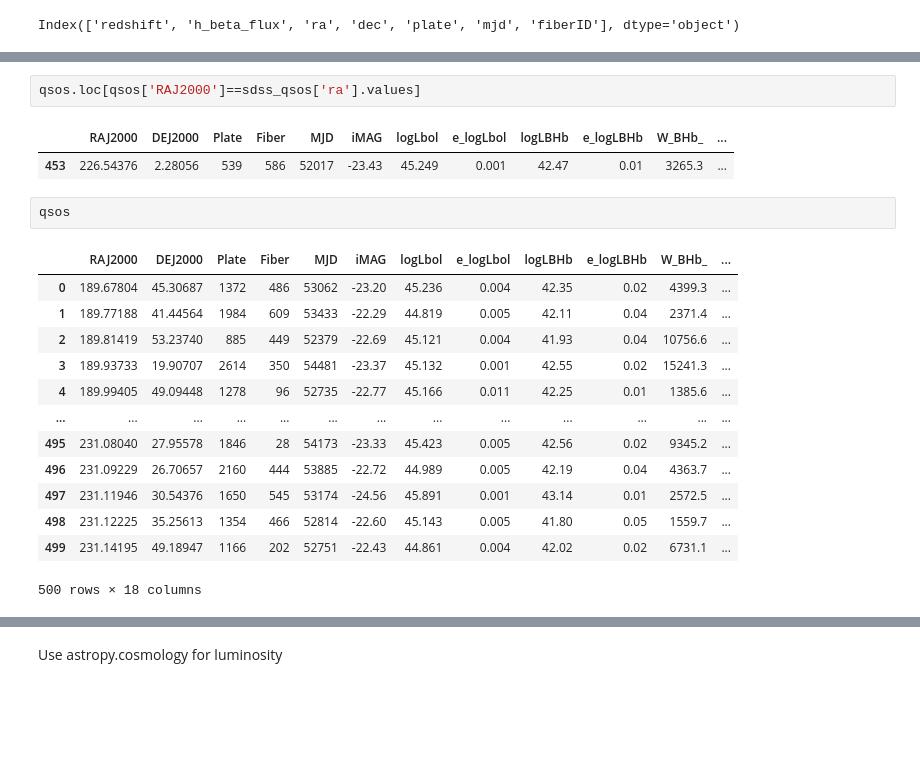
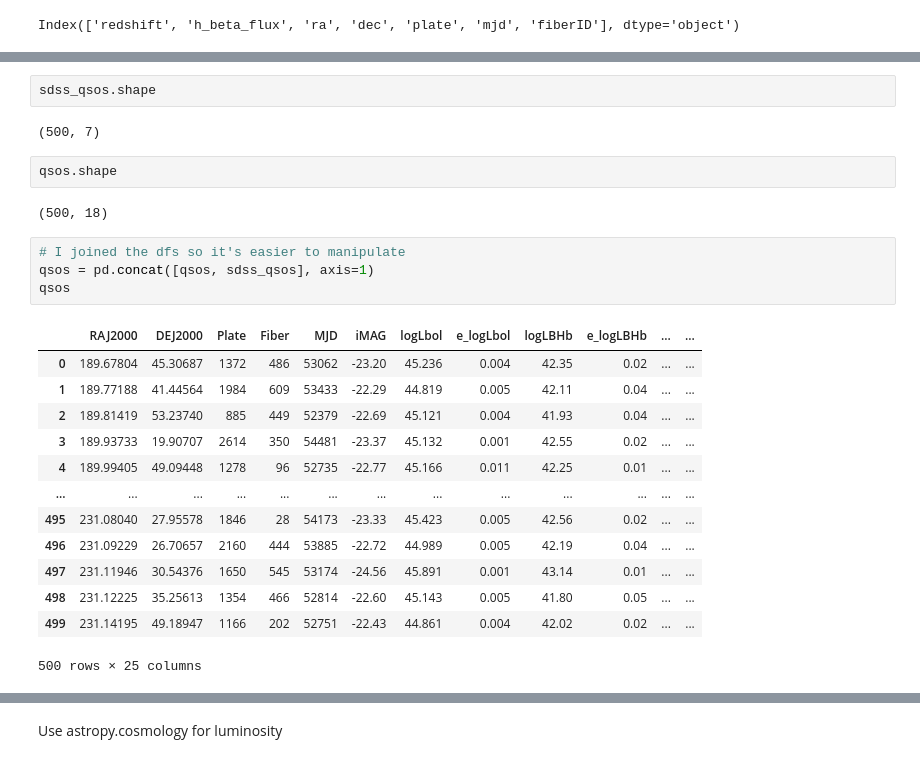
Before and after one commit to NicoGalvarino/AGN_Tutorials_Git, a Jupyter notebook: Tutorial_3_BH_params/Tutorial_3_BH_AD.ipynb, the cells around one changed output, grey strips where cells are left out. Cells and saved outputs as stored; diff of their text form; blank space fills up the shorter version.

```diff
--- a/Tutorial_3_BH_params/Tutorial_3_BH_AD.ipynb
+++ b/Tutorial_3_BH_params/Tutorial_3_BH_AD.ipynb
@@ -143,21 +132,26 @@ array([195.03333, 217.41974, 219.91783, 201.07607, 203.1581 , 212.88279,
-# %%
-qsos.loc[qsos['RAJ2000']==sdss_qsos['ra'].values]
-# %% [output]
-|  | RAJ2000 | DEJ2000 | Plate | Fiber | MJD | iMAG | logLbol | e_logLbol | logLBHb | e_logLBHb | W_BHb_ | ... |
-| 453 | 226.54376 | 2.28056 | 539 | 586 | 52017 | -23.43 | 45.249 | 0.001 | 42.47 | 0.01 | 3265.3 | ... |
+# %%
+sdss_qsos.shape
+# %% [output]
+(500, 7)
 # %%
-qsos
+qsos.shape
 # %% [output]
-|  | RAJ2000 | DEJ2000 | Plate | Fiber | MJD | iMAG | logLbol | e_logLbol | logLBHb | e_logLBHb | W_BHb_ | ... |
-| 0 | 189.67804 | 45.30687 | 1372 | 486 | 53062 | -23.20 | 45.236 | 0.004 | 42.35 | 0.02 | 4399.3 | ... |
-| 1 | 189.77188 | 41.44564 | 1984 | 609 | 53433 | -22.29 | 44.819 | 0.005 | 42.11 | 0.04 | 2371.4 | ... |
-| 2 | 189.81419 | 53.23740 | 885 | 449 | 52379 | -22.69 | 45.121 | 0.004 | 41.93 | 0.04 | 10756.6 | ... |
-| 3 | 189.93733 | 19.90707 | 2614 | 350 | 54481 | -23.37 | 45.132 | 0.001 | 42.55 | 0.02 | 15241.3 | ... |
-| 4 | 189.99405 | 49.09448 | 1278 | 96 | 52735 | -22.77 | 45.166 | 0.011 | 42.25 | 0.01 | 1385.6 | ... |
-| ... | ... | ... | ... | ... | ... | ... | ... | ... | ... | ... | ... | ... |
-| 495 | 231.08040 | 27.95578 | 1846 | 28 | 54173 | -23.33 | 45.423 | 0.005 | 42.56 | 0.02 | 9345.2 | ... |
-| 496 | 231.09229 | 26.70657 | 2160 | 444 | 53885 | -22.72 | 44.989 | 0.005 | 42.19 | 0.04 | 4363.7 | ... |
-| 497 | 231.11946 | 30.54376 | 1650 | 545 | 53174 | -24.56 | 45.891 | 0.001 | 43.14 | 0.01 | 2572.5 | ... |
-| 498 | 231.12225 | 35.25613 | 1354 | 466 | 52814 | -22.60 | 45.143 | 0.005 | 41.80 | 0.05 | 1559.7 | ... |
-| 499 | 231.14195 | 49.18947 | 1166 | 202 | 52751 | -22.43 | 44.861 | 0.004 | 42.02 | 0.02 | 6731.1 | ... |
-500 rows × 18 columns
+(500, 18)
+# %%
+# I joined the dfs so it's easier to manipulate
+qsos = pd.concat([qsos, sdss_qsos], axis=1)
+qsos
+# %% [output]
+|  | RAJ2000 | DEJ2000 | Plate | Fiber | MJD | iMAG | logLbol | e_logLbol | logLBHb | e_logLBHb | ... | ... |
+| 0 | 189.67804 | 45.30687 | 1372 | 486 | 53062 | -23.20 | 45.236 | 0.004 | 42.35 | 0.02 | ... | ... |
+| 1 | 189.77188 | 41.44564 | 1984 | 609 | 53433 | -22.29 | 44.819 | 0.005 | 42.11 | 0.04 | ... | ... |
+| 2 | 189.81419 | 53.23740 | 885 | 449 | 52379 | -22.69 | 45.121 | 0.004 | 41.93 | 0.04 | ... | ... |
+| 3 | 189.93733 | 19.90707 | 2614 | 350 | 54481 | -23.37 | 45.132 | 0.001 | 42.55 | 0.02 | ... | ... |
+| 4 | 189.99405 | 49.09448 | 1278 | 96 | 52735 | -22.77 | 45.166 | 0.011 | 42.25 | 0.01 | ... | ... |
+| ... | ... | ... | ... | ... | ... | ... | ... | ... | ... | ... | ... | ... |
+| 495 | 231.08040 | 27.95578 | 1846 | 28 | 54173 | -23.33 | 45.423 | 0.005 | 42.56 | 0.02 | ... | ... |
+| 496 | 231.09229 | 26.70657 | 2160 | 444 | 53885 | -22.72 | 44.989 | 0.005 | 42.19 | 0.04 | ... | ... |
+| 497 | 231.11946 | 30.54376 | 1650 | 545 | 53174 | -24.56 | 45.891 | 0.001 | 43.14 | 0.01 | ... | ... |
+| 498 | 231.12225 | 35.25613 | 1354 | 466 | 52814 | -22.60 | 45.143 | 0.005 | 41.80 | 0.05 | ... | ... |
+| 499 | 231.14195 | 49.18947 | 1166 | 202 | 52751 | -22.43 | 44.861 | 0.004 | 42.02 | 0.02 | ... | ... |
+500 rows × 25 columns
```
Also changed, not shown: parts of 12 cells of this notebook, 7 other files.
